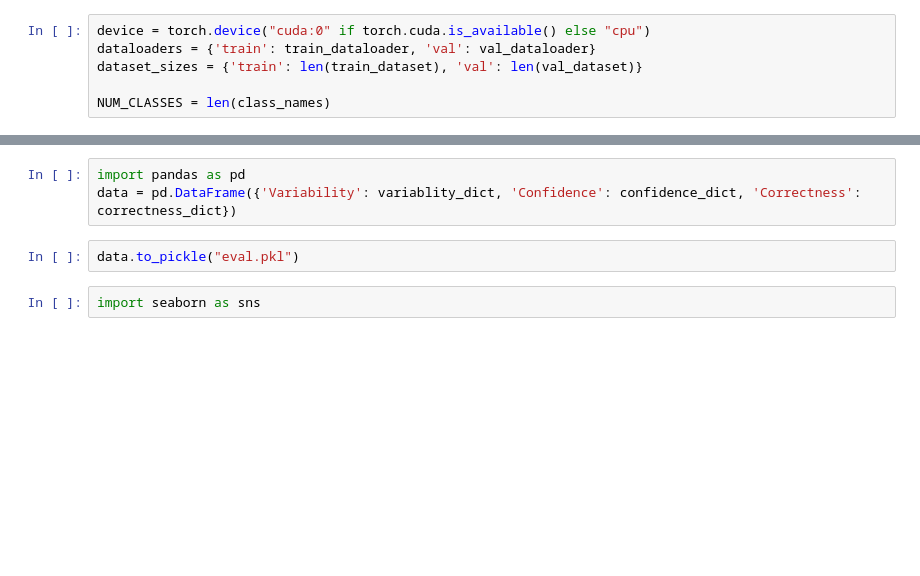
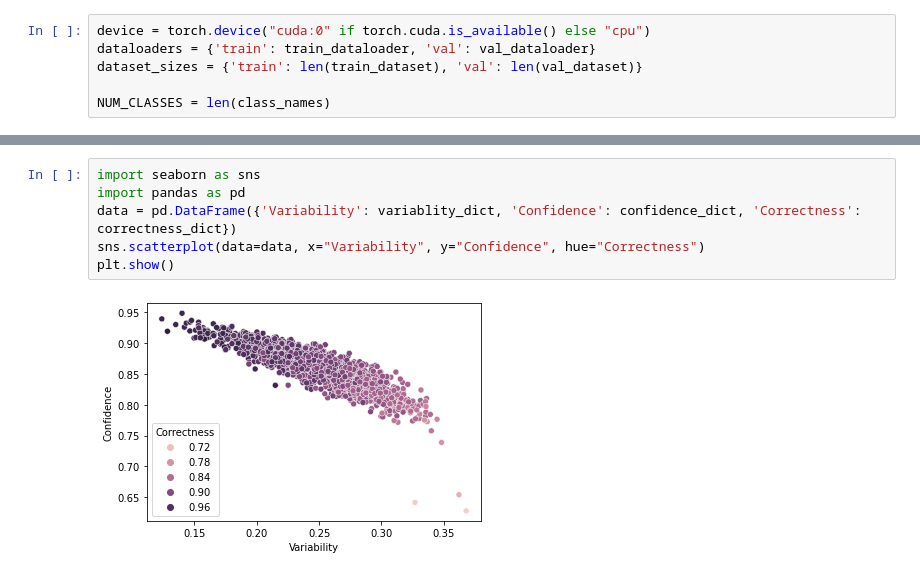
Before and after one commit to maayan-aytek/DS_LAB_hw2, a Jupyter notebook: eval_model_confidence.ipynb, the cells around one changed output, grey strips where cells are left out. Drawn from its saved outputs; the diff is of its cells as text; blank space fills up the shorter version.

```diff
--- a/eval_model_confidence.ipynb
+++ b/eval_model_confidence.ipynb
@@ -194,10 +211,11 @@ train Loss: 0.5408 Acc: 0.8302
 # %%
+import seaborn as sns
 import pandas as pd
 data = pd.DataFrame({'Variability': variablity_dict, 'Confidence': confidence_dict, 'Correctness': correctness_dict})
+sns.scatterplot(data=data, x="Variability", y="Confidence", hue="Correctness")
+plt.show()
+# %% [output]
+[figure, added]
-# %%
-data.to_pickle("eval.pkl")
-# %%
-import seaborn as sns
 # %%
 import seaborn as sns
 import pandas as pd
```
Also changed, not shown: parts of 7 cells of this notebook, 1 other file.
